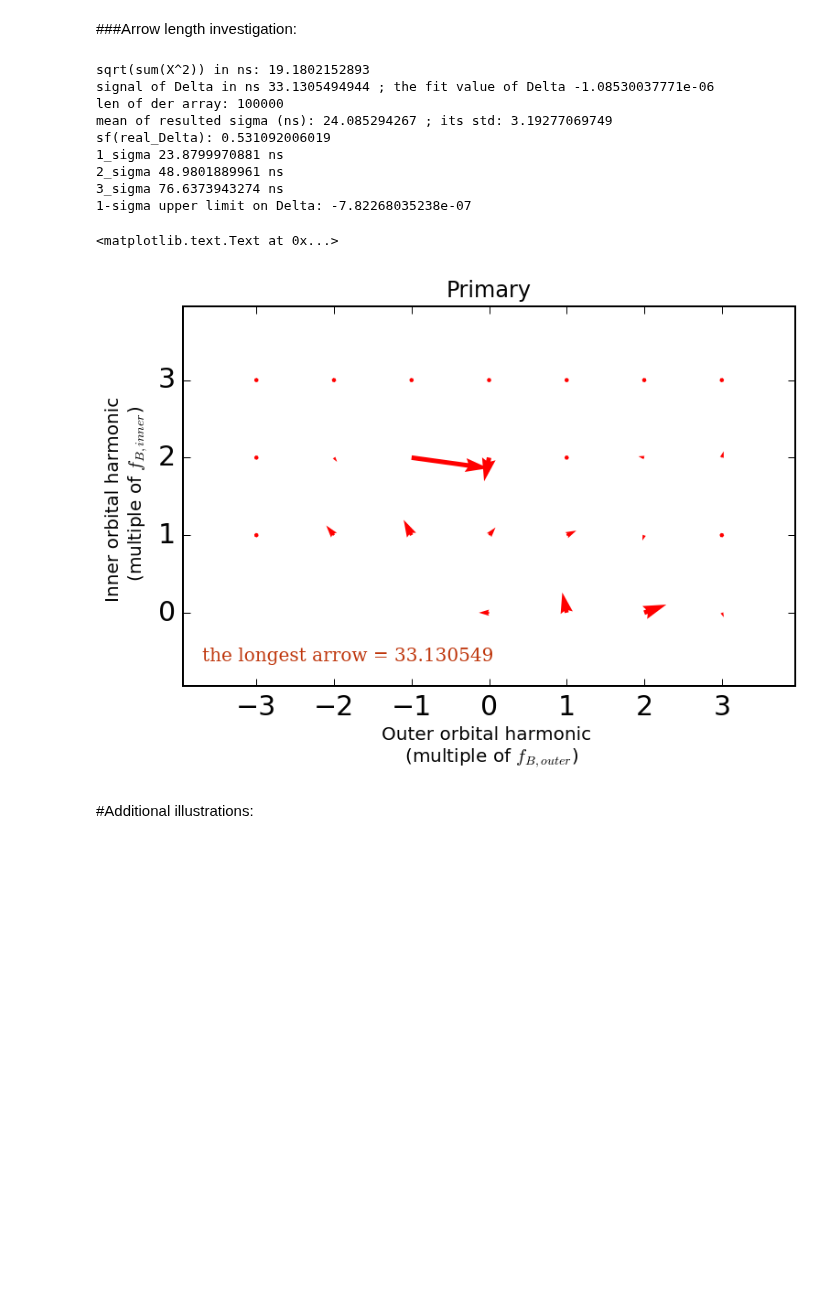
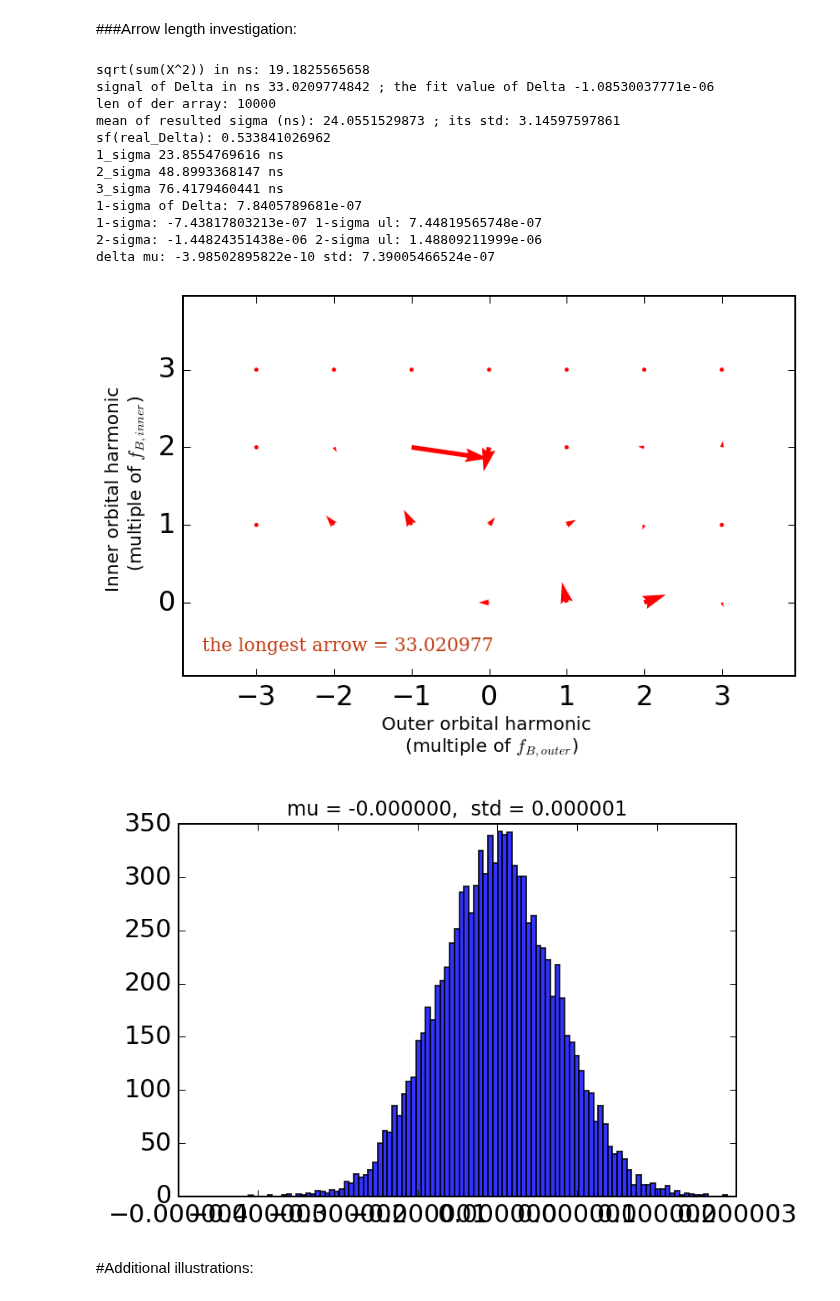
Before and after one commit to aarchiba/triplesystem, a Jupyter notebook: systematics/ul_primary.ipynb, the cells around one changed output. Cells and saved outputs as stored; diff of their text form; code cells hidden in the pictures; blank space fills up the shorter version.

```diff
--- a/systematics/ul_primary.ipynb
+++ b/systematics/ul_primary.ipynb
@@ -25,7 +25,7 @@ import arrow_plot as ap
 # %% [markdown]
 #Primary:
 # %%
-data_primary=pickle.load(open('../../../datasets/systematics-package-primary-20171220.pickle', 'rb'))
+data_primary=pickle.load(open('../../../datasets/systematics-package-primary-20180227.pickle', 'rb'))
 # %%
 ar_primary=ap.draw_ar_plot_from_data(data_primary, 4, scl_s='ns')
 plt.title('Primary')
@@ -55,20 +61,22 @@ ap.der_unc(data_primary)
 # %% [markdown]
 ###Arrow length investigation:
 # %%
-my_ul=ap.upper_limit(data_primary, my_pickle='../../../datasets/primary_1.00_final.pickle', scl_s='ns')
-plt.title('Primary')
+my_ul=ap.upper_limit_delta(data_primary, my_pickle='../../../datasets/primary_feb_1.000000_10000.pickle', scl_s='ns')
 # %% [output]
-sqrt(sum(X^2)) in ns: 19.1802152893
-signal of Delta in ns 33.1305494944 ; the fit value of Delta -1.08530037771e-06
-len of der array: 100000
-mean of resulted sigma (ns): 24.085294267 ; its std: 3.19277069749
-sf(real_Delta): 0.531092006019
-1_sigma 23.8799970881 ns
-2_sigma 48.9801889961 ns
-3_sigma 76.6373943274 ns
-1-sigma upper limit on Delta: -7.82268035238e-07
+sqrt(sum(X^2)) in ns: 19.1825565658
+signal of Delta in ns 33.0209774842 ; the fit value of Delta -1.08530037771e-06
+len of der array: 10000
+mean of resulted sigma (ns): 24.0551529873 ; its std: 3.14597597861
+sf(real_Delta): 0.533841026962
+1_sigma 23.8554769616 ns
+2_sigma 48.8993368147 ns
+3_sigma 76.4179460441 ns
+1-sigma of Delta: 7.8405789681e-07
+1-sigma: -7.43817803213e-07 1-sigma ul: 7.44819565748e-07
+2-sigma: -1.44824351438e-06 2-sigma ul: 1.48809211999e-06
+delta mu: -3.98502895822e-10 std: 7.39005466524e-07
-<matplotlib.text.Text at 0x...>
-[figure, old version]
+[figure, new version]
+[figure, added]
 # %% [markdown]
 #Additional illustrations:
 # %%
```
Also changed, not shown: parts of 2 cells of this notebook, 2 other files.
